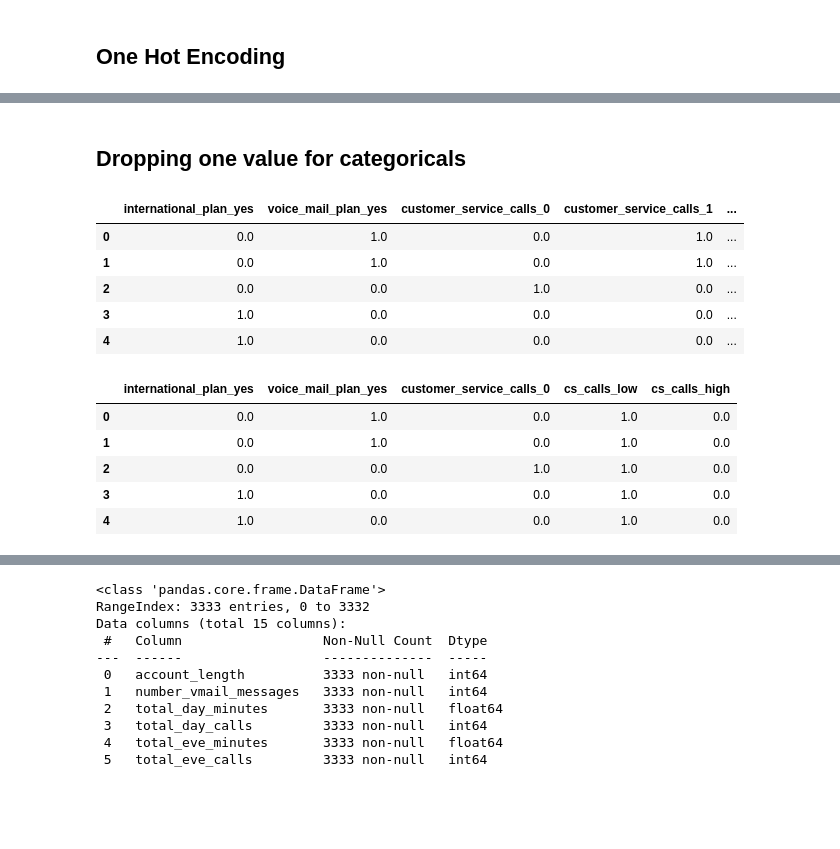
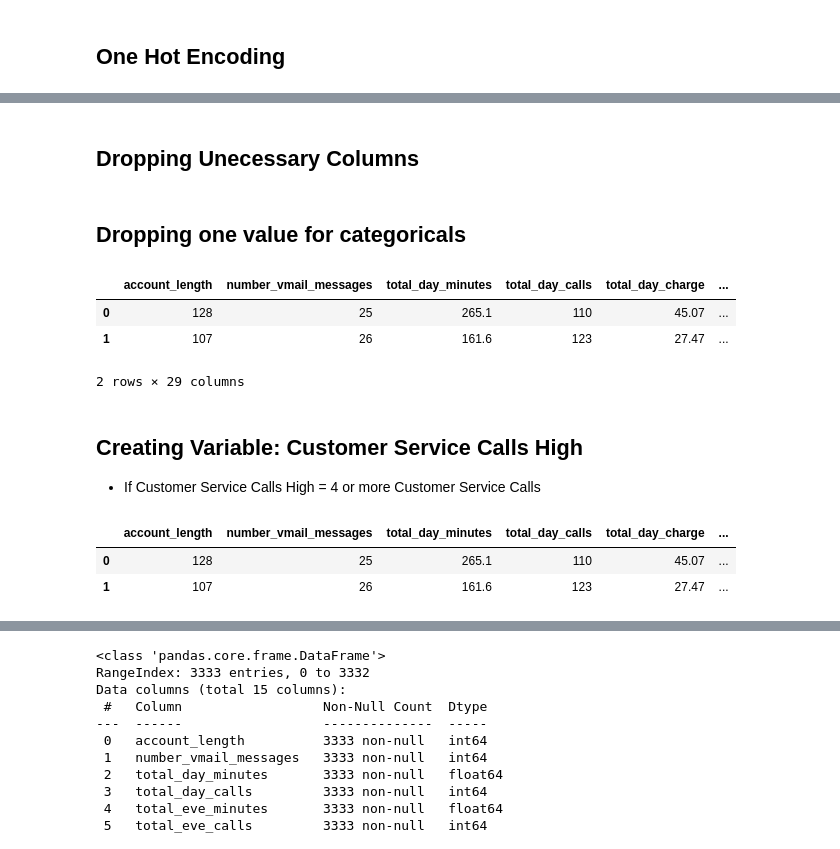
Before and after one commit to jxn628/syriatel-churn-analysis, a Jupyter notebook: student.ipynb, the cells around one changed output, grey strips where cells are left out. Drawn from its saved outputs; the diff is of its cells as text; code cells hidden in the pictures; blank space fills up the shorter version.

```diff
--- a/student.ipynb
+++ b/student.ipynb
@@ -149,3 +179,2 @@ Name: churn, dtype: int64
 # %%
-#test_df = test_df.drop(columns=['state', 'phone_number', 'international_plan', 'voice_mail_plan'], axis=1)
-test_df = test_df.drop(columns=['state','phone_number', 'area_code'], axis=1)
+#test_df = test_df.drop(columns=['state','phone_number', 'area_code'], axis=1)
@@ -231,0 +267,3 @@ ohe_df.head()
+# %%
+cleaned_df_2 = cleaned_df.copy()
+cleaned_df_2
@@ -232,14 +284,15 @@ ohe_df.head()
+# %% [markdown]
+## Dropping Unecessary Columns
+# %%
+cleaned_df_2 = cleaned_df_2.drop(columns=['area_code'], axis=1)
 # %% [markdown]
 ## Dropping one value for categoricals
 # %%
-#IMPORTANT
 #Dropping a few of the redundant values.
-ohe_df = ohe_df.drop(['international_plan_no', 'voice_mail_plan_no'], axis=1)
-ohe_df.head()
+cleaned_df_2 = cleaned_df_2.drop(['international_plan_no', 'voice_mail_plan_no'], axis=1)
+cleaned_df_2.head(2)
 # %% [output]
-|  | international_plan_yes | voice_mail_plan_yes | customer_service_calls_0 | customer_service_calls_1 | ... |
-| 0 | 0.0 | 1.0 | 0.0 | 1.0 | ... |
-| 1 | 0.0 | 1.0 | 0.0 | 1.0 | ... |
-| 2 | 0.0 | 0.0 | 1.0 | 0.0 | ... |
-| 3 | 1.0 | 0.0 | 0.0 | 0.0 | ... |
-| 4 | 1.0 | 0.0 | 0.0 | 0.0 | ... |
+|  | account_length | number_vmail_messages | total_day_minutes | total_day_calls | total_day_charge | ... |
+| 0 | 128 | 25 | 265.1 | 110 | 45.07 | ... |
+| 1 | 107 | 26 | 161.6 | 123 | 27.47 | ... |
+2 rows × 29 columns
@@ -249 +299,4 @@ ohe_df.head()
+# %% [markdown]
+## Creating Variable: Customer Service Calls High
+- If Customer Service Calls High = 4 or more Customer Service Calls
 # %%
@@ -270,14 +311,11 @@ ohe_df['cs_calls_high'] = cs_calls_high
 # %%
-ohe_df = ohe_df.drop(['customer_service_calls_1','customer_service_calls_2','customer_service_calls_3',
+cleaned_df_2 = cleaned_df_2.drop(['customer_service_calls_0', 'customer_service_calls_1','customer_service_calls_2','customer_service_calls_3',
                      'customer_service_calls_4','customer_service_calls_5','customer_service_calls_6',
                      'customer_service_calls_7','customer_service_calls_8','customer_service_calls_9']
                     , axis=1)
-ohe_df.head()
+cleaned_df_2.head(2)
 # %% [output]
-|  | international_plan_yes | voice_mail_plan_yes | customer_service_calls_0 | cs_calls_low | cs_calls_high |
-| 0 | 0.0 | 1.0 | 0.0 | 1.0 | 0.0 |
-| 1 | 0.0 | 1.0 | 0.0 | 1.0 | 0.0 |
-| 2 | 0.0 | 0.0 | 1.0 | 1.0 | 0.0 |
-| 3 | 1.0 | 0.0 | 0.0 | 1.0 | 0.0 |
-| 4 | 1.0 | 0.0 | 0.0 | 1.0 | 0.0 |
+|  | account_length | number_vmail_messages | total_day_minutes | total_day_calls | total_day_charge | ... |
+| 0 | 128 | 25 | 265.1 | 110 | 45.07 | ... |
+| 1 | 107 | 26 | 161.6 | 123 | 27.47 | ... |
 # %%
```
Also changed, not shown: parts of 193 cells of this notebook.
